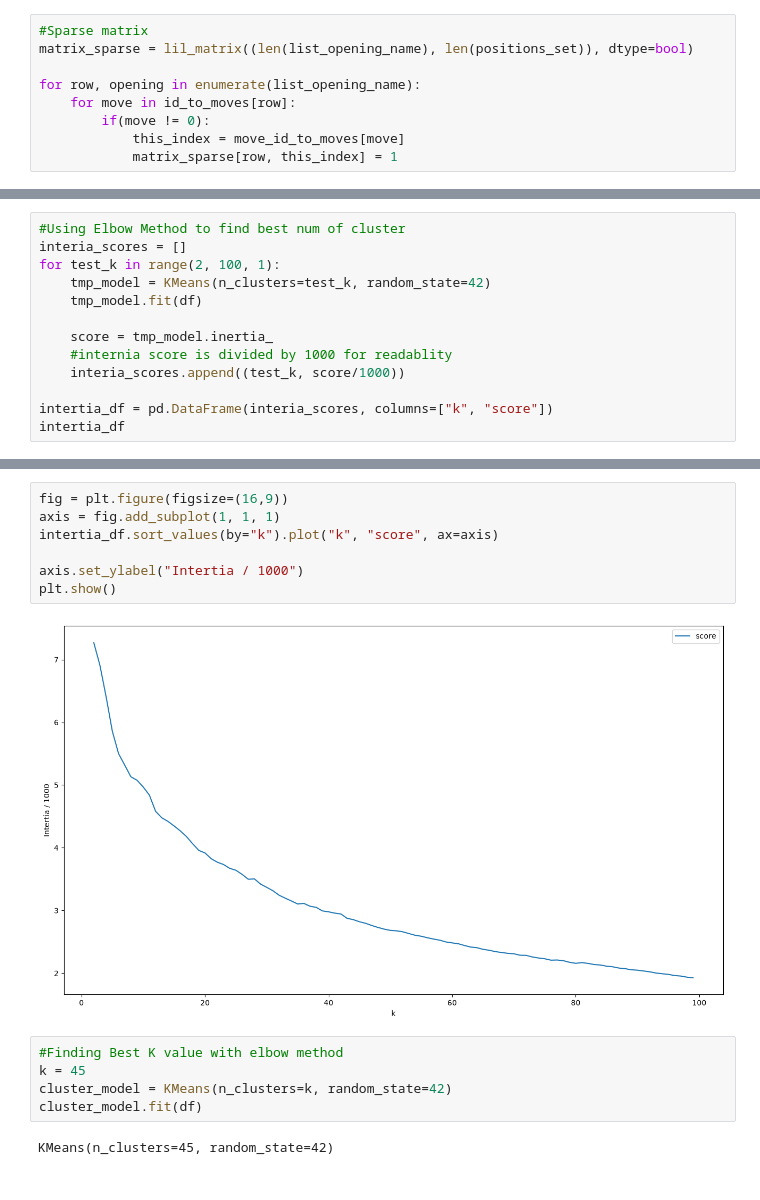
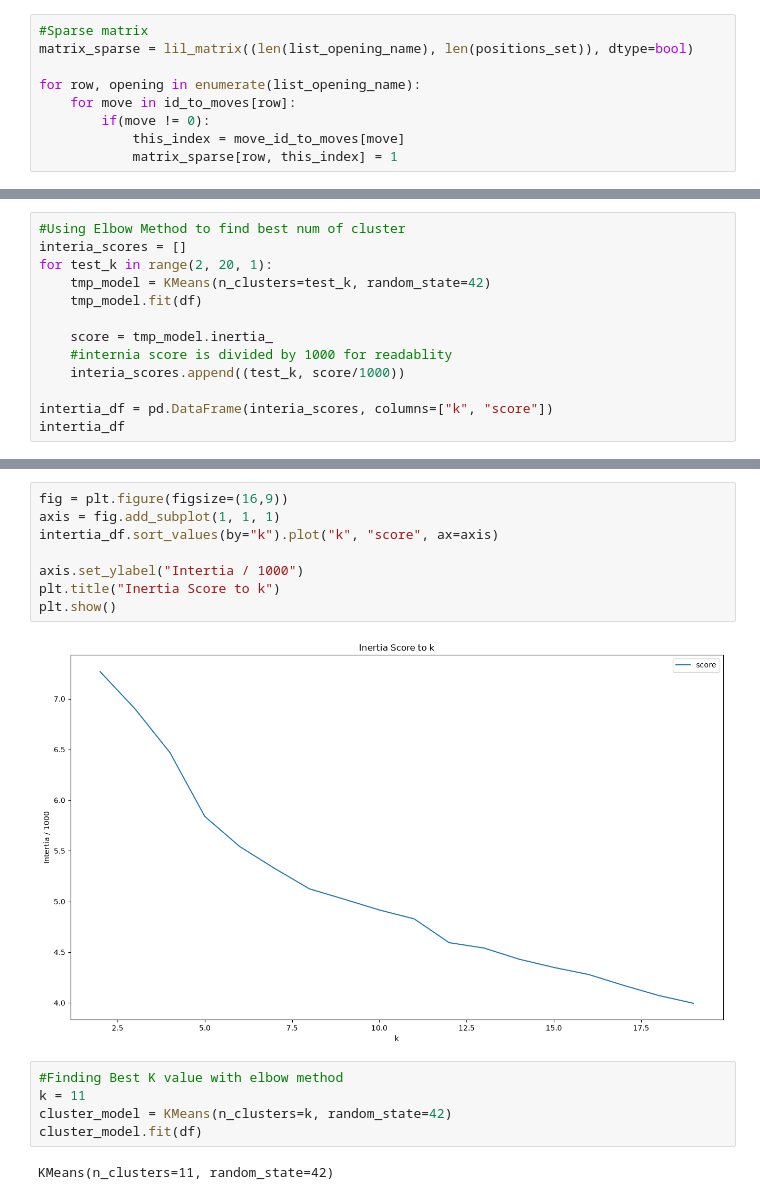
Before and after one commit to JeffTam33/INST414-Module-3-Tam, a Jupyter notebook: Module 3.ipynb, the cells around one changed output, grey strips where cells are left out. Saved outputs shown, nothing was run; the diff lists cells and outputs as text.

```diff
--- a/Module 3.ipynb
+++ b/Module 3.ipynb
@@ -118,7 +118,7 @@ df
 # %%
 #Using Elbow Method to find best num of cluster
 interia_scores = []
-for test_k in range(2, 100, 1):
+for test_k in range(2, 20, 1):
     tmp_model = KMeans(n_clusters=test_k, random_state=42)
     tmp_model.fit(df)
 
@@ -145,19 +149,20 @@ intertia_df
 # %%
 fig = plt.figure(figsize=(16,9))
 axis = fig.add_subplot(1, 1, 1)
 intertia_df.sort_values(by="k").plot("k", "score", ax=axis)
 
 axis.set_ylabel("Intertia / 1000")
+plt.title("Inertia Score to k")
 plt.show()
 # %% [output]
-[figure, old version]
+[figure, new version]
 # %%
 #Finding Best K value with elbow method
-k = 45
+k = 11
 cluster_model = KMeans(n_clusters=k, random_state=42)
 cluster_model.fit(df)
 # %% [output]
-KMeans(n_clusters=45, random_state=42)
+KMeans(n_clusters=11, random_state=42)
 # %%
 #Make cluster using Kmeans/Edclidian
 cluster_labels = cluster_model.predict(df)
```
Also changed, not shown: parts of 4 cells of this notebook.
